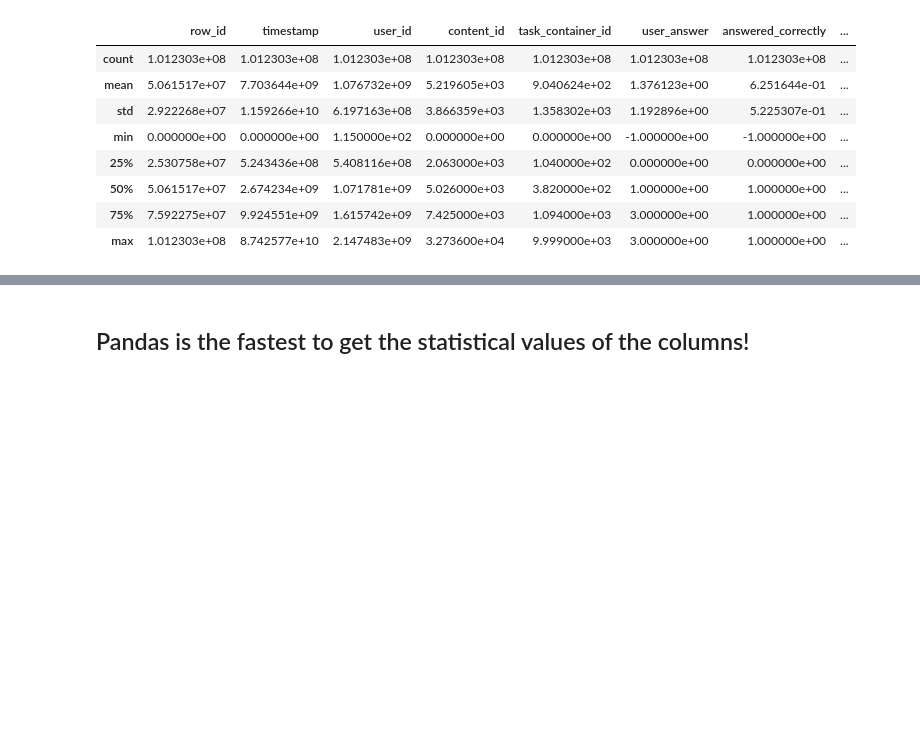
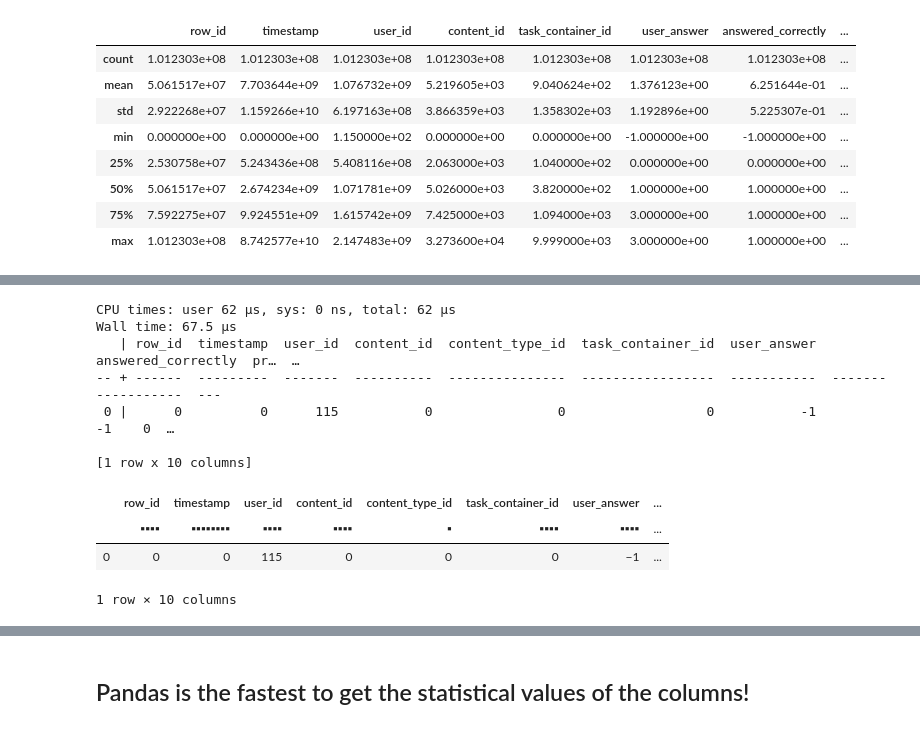
Before and after one commit to swapnilvishwakarma/File-Ingestion-and-Schema-Validation, a Jupyter notebook: File_ingestion_and_schema_validation.ipynb, the cells around one changed output, grey strips where cells are left out. Drawn from its saved outputs; the diff is of its cells as text; code cells hidden in the pictures; blank space fills up the shorter version.

```diff
--- a/File_ingestion_and_schema_validation.ipynb
+++ b/File_ingestion_and_schema_validation.ipynb
@@ -422,0 +466,15 @@ AttributeError: ignored
+# %%
+%%time
+df_datable.min()
+# %% [output]
+CPU times: user 62 µs, sys: 0 ns, total: 62 µs
+Wall time: 67.5 µs
+   | row_id  timestamp  user_id  content_id  content_type_id  task_container_id  user_answer  answered_correctly  pr…  …
+-- + ------  ---------  -------  ----------  ---------------  -----------------  -----------  ------------------  ---
+ 0 |      0          0      115           0                0                  0           -1                  -1    0  …
+
+[1 row x 10 columns]
+|  | row_id | timestamp | user_id | content_id | content_type_id | task_container_id | user_answer | ... |
+|  | ▪▪▪▪ | ▪▪▪▪▪▪▪▪ | ▪▪▪▪ | ▪▪▪▪ | ▪ | ▪▪▪▪ | ▪▪▪▪ | ... |
+| 0 | 0 | 0 | 115 | 0 | 0 | 0 | −1 | ... |
+1 row × 10 columns
```
Also changed, not shown: parts of 16 cells of this notebook.
